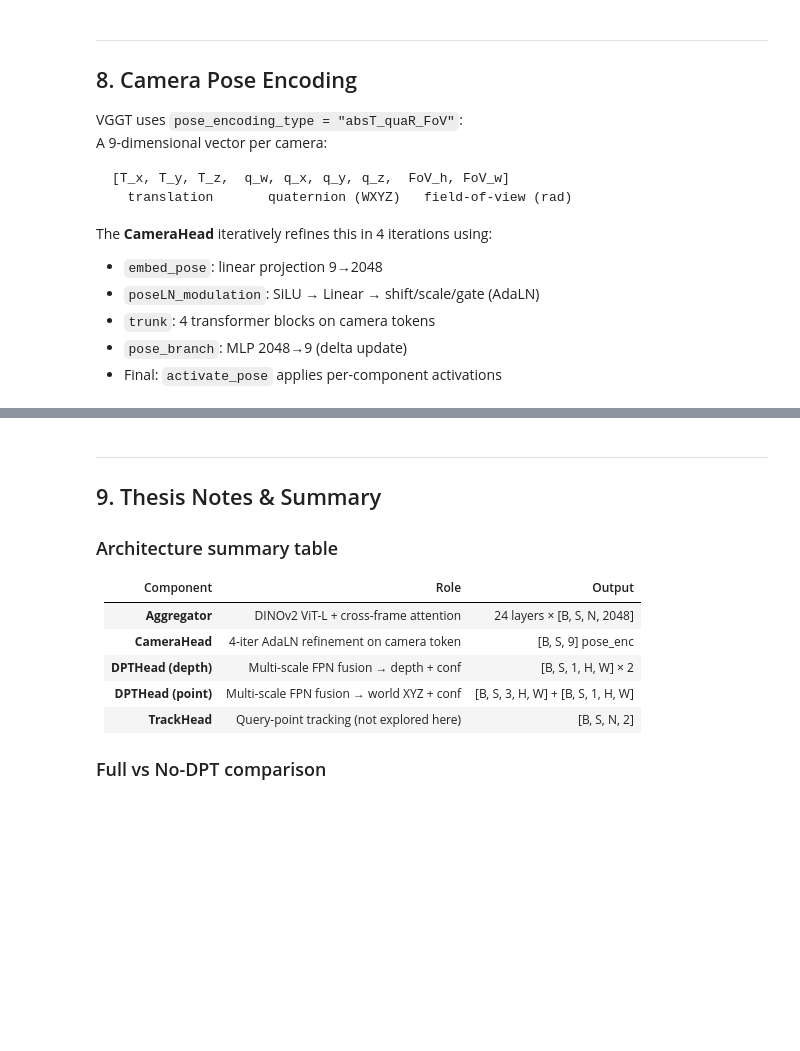
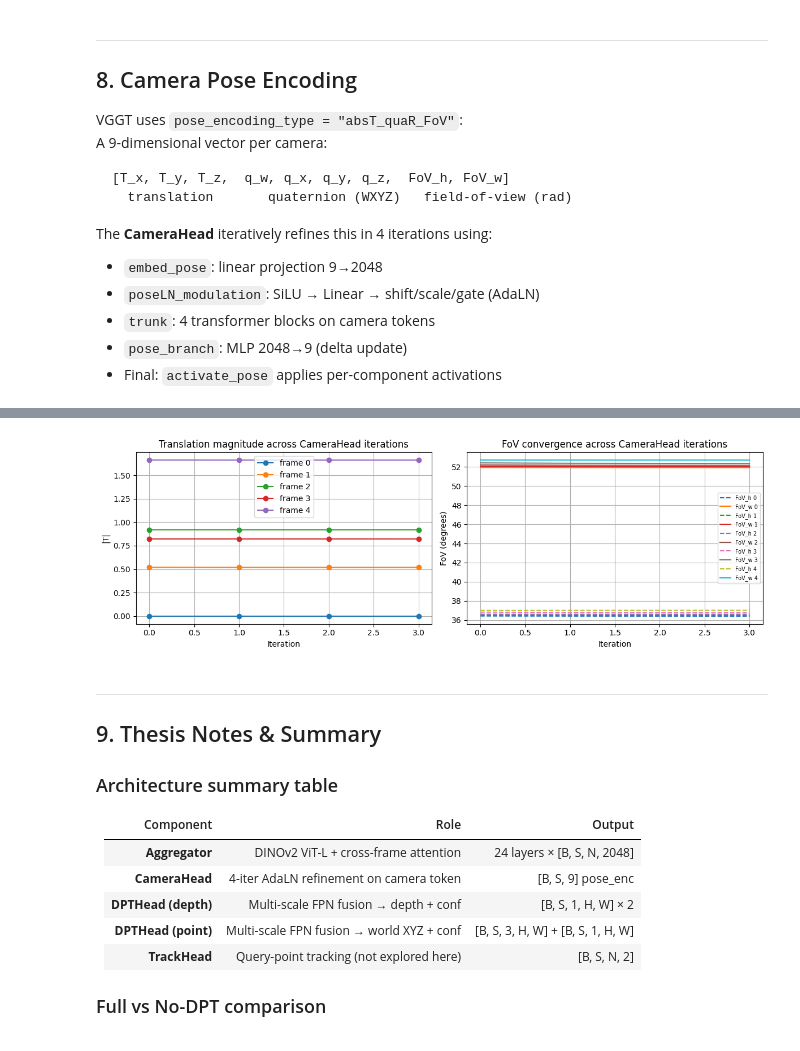
Before and after one commit to LSailer/Master-Thesis-3D-VLA, a Jupyter notebook: notebooks/vggt_exploration.ipynb, the cells around one changed output, grey strips where cells are left out. Saved outputs shown, nothing was run; the diff lists cells and outputs as text; code cells hidden in the pictures; blank space fills up the shorter version.

```diff
--- a/notebooks/vggt_exploration.ipynb
+++ b/notebooks/vggt_exploration.ipynb
@@ -568,36 +575,38 @@ if iter_preds is not None:
     # Translation magnitude across iterations for each frame
     trans_norms = torch.stack([
         p[0, :, :3].norm(dim=-1)  # [S]
         for p in iter_preds
-    ]).numpy()  # [n_iters, S]
+    ]).cpu().numpy()  # [n_iters, S]
 
     fig, (ax1, ax2) = plt.subplots(1, 2, figsize=(12, 4))
 
     # Translation norm per iteration
     for i in range(S):
         ax1.plot(range(n_iters), trans_norms[:, i], marker="o", label=f"frame {i}")
     ax1.set_xlabel("Iteration")
     ax1.set_ylabel("|T|")
     ax1.set_title("Translation magnitude across CameraHead iterations")
     ax1.legend()
     ax1.grid(True)
 
     # FoV convergence
-    fov_h = torch.stack([p[0, :, 7] for p in iter_preds]).numpy()  # [n_iters, S]
-    fov_w = torch.stack([p[0, :, 8] for p in iter_preds]).numpy()
+    fov_h = torch.stack([p[0, :, 7] for p in iter_preds]).cpu().numpy()  # [n_iters, S]
+    fov_w = torch.stack([p[0, :, 8] for p in iter_preds]).cpu().numpy()
     for i in range(S):
         ax2.plot(range(n_iters), np.degrees(fov_h[:, i]), "--", label=f"FoV_h {i}")
         ax2.plot(range(n_iters), np.degrees(fov_w[:, i]), "-", label=f"FoV_w {i}")
     ax2.set_xlabel("Iteration")
     ax2.set_ylabel("FoV (degrees)")
     ax2.set_title("FoV convergence across CameraHead iterations")
     ax2.legend(fontsize=7)
     ax2.grid(True)
 
     plt.tight_layout()
     plt.show()
 else:
     print("pose_enc_list not in predictions — re-run the forward pass above.")
+# %% [output]
+[figure, added]
 # %% [markdown]
 ---
 ## 9. Thesis Notes & Summary <a id='9'></a>
```
Also changed, not shown: parts of 3 cells of this notebook, 2 other files.
